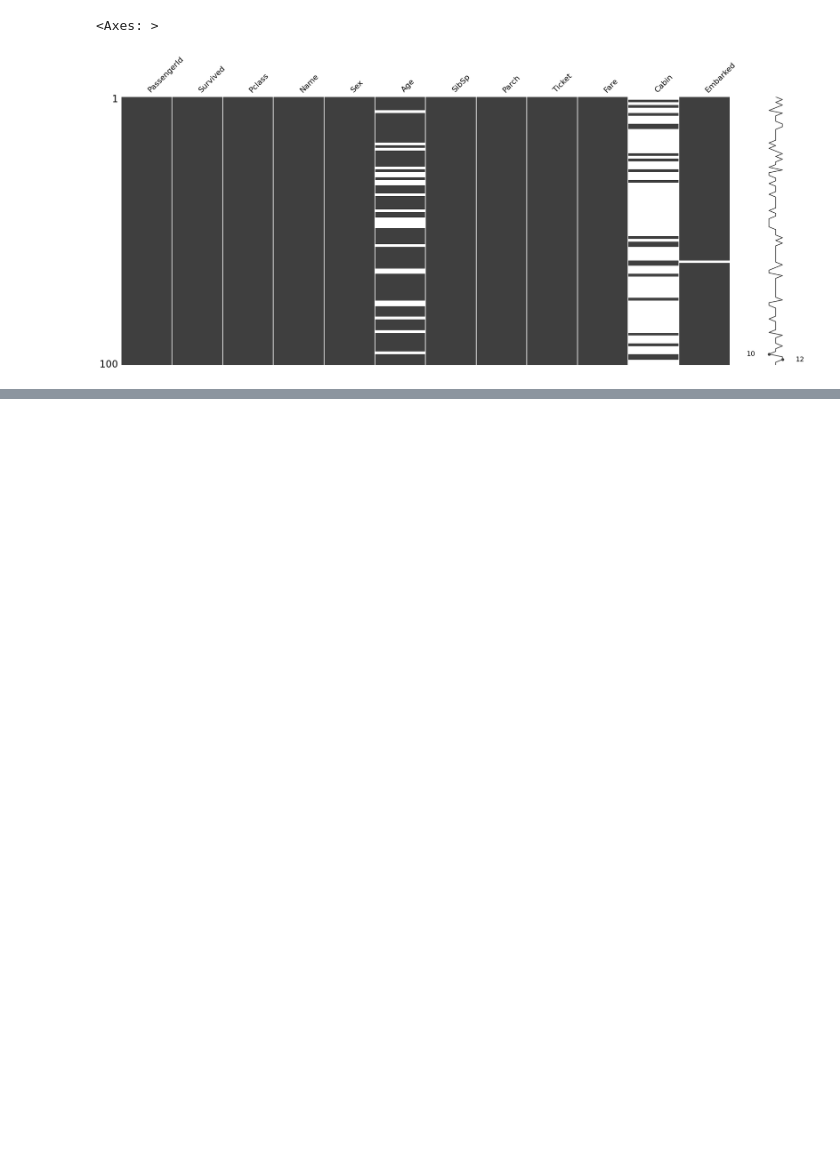
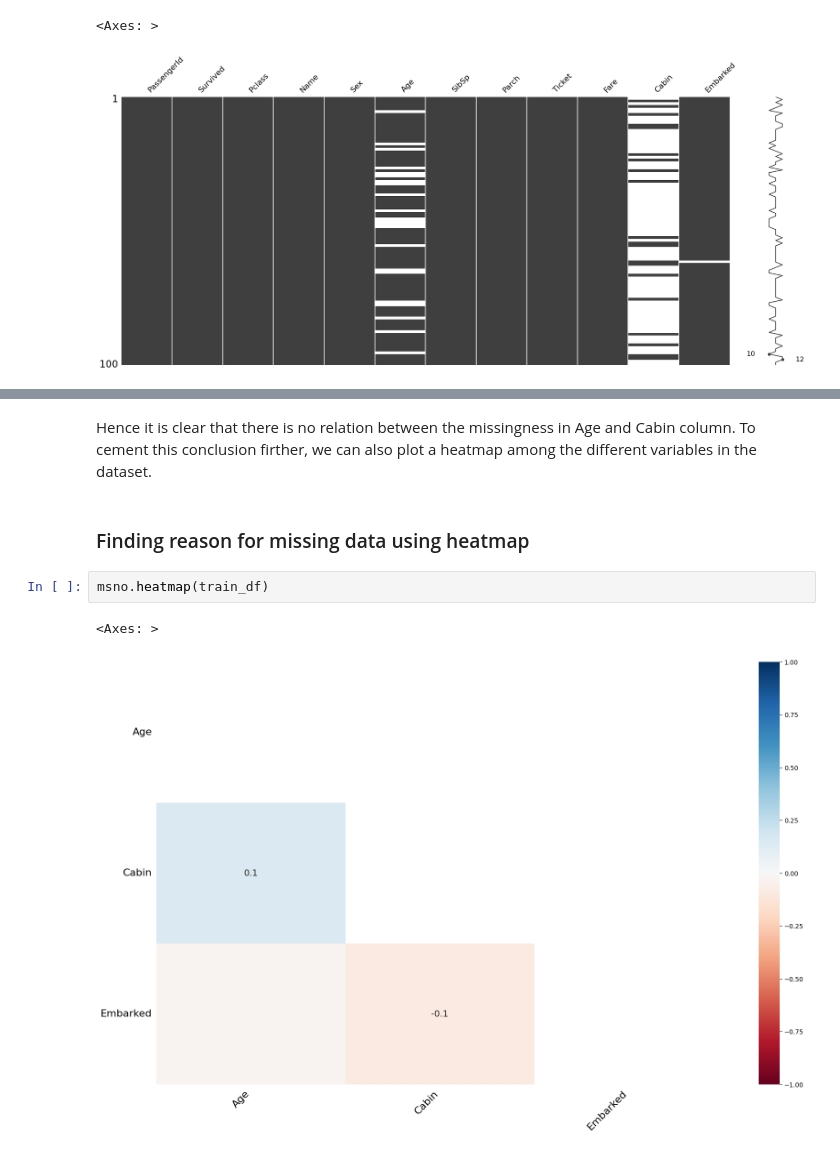
Before and after one commit to bhargav-borah/forked-practice-notebooks, a Jupyter notebook: a-guide-to-handling-missing-values-in-python/handling-missing-values.ipynb, the cells around one changed output, grey strips where cells are left out. Cells and saved outputs as stored; diff of their text form; blank space fills up the shorter version.

```diff
--- a/a-guide-to-handling-missing-values-in-python/handling-missing-values.ipynb
+++ b/a-guide-to-handling-missing-values-in-python/handling-missing-values.ipynb
@@ -156,0 +181,9 @@ msno.matrix(train_df.head(100))
+# %% [markdown]
+Hence it is clear that there is no relation between the missingness in Age and Cabin column. To cement this conclusion firther, we can also plot a heatmap among the different variables in the dataset.
+# %% [markdown]
+### Finding reason for missing data using heatmap
+# %%
+msno.heatmap(train_df)
+# %% [output]
+<Axes: >
+[figure, added]
```
Also changed, not shown: parts of 7 cells of this notebook.
